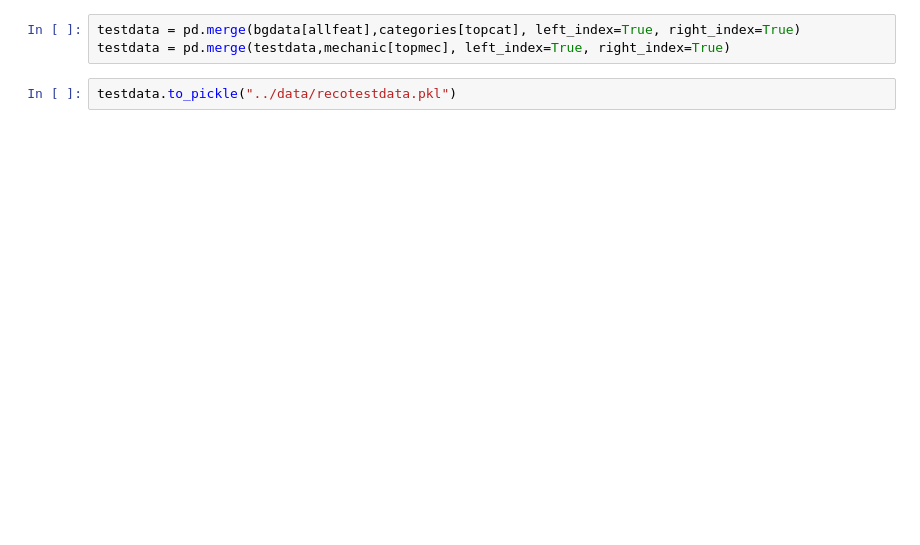
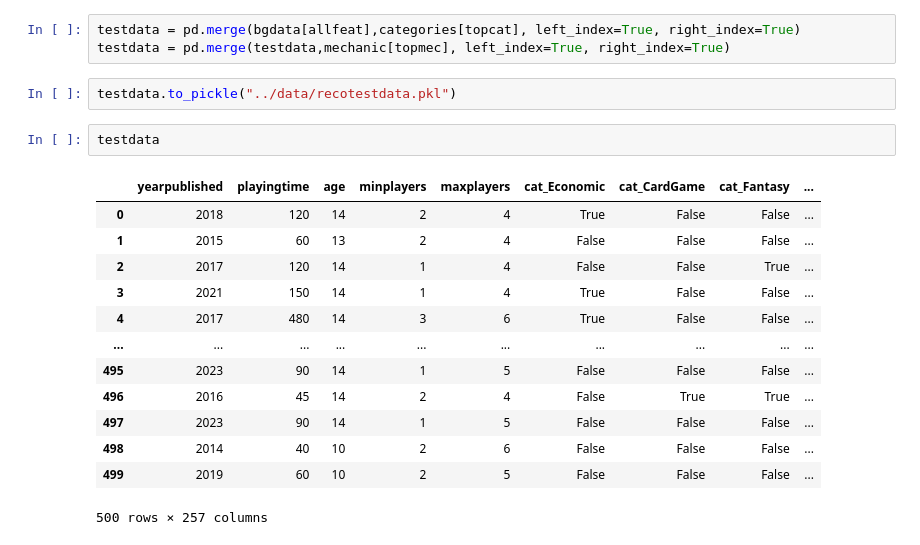
Before and after one commit to gochxx/boardgamerecommender, a Jupyter notebook: reco/Recommender.ipynb, the cells around one changed output. Drawn from its saved outputs; the diff is of its cells as text; blank space fills up the shorter version.

```diff
--- a/reco/Recommender.ipynb
+++ b/reco/Recommender.ipynb
@@ -136,3 +214,19 @@ testdata = pd.merge(bgdata[allfeat],categories[topcat], left_index=True, right_i
 testdata = pd.merge(testdata,mechanic[topmec], left_index=True, right_index=True)
 # %%
 testdata.to_pickle("../data/recotestdata.pkl")
+# %%
+testdata
+# %% [output]
+|  | yearpublished | playingtime | age | minplayers | maxplayers | cat_Economic | cat_CardGame | cat_Fantasy | ... |
+| 0 | 2018 | 120 | 14 | 2 | 4 | True | False | False | ... |
+| 1 | 2015 | 60 | 13 | 2 | 4 | False | False | False | ... |
+| 2 | 2017 | 120 | 14 | 1 | 4 | False | False | True | ... |
+| 3 | 2021 | 150 | 14 | 1 | 4 | True | False | False | ... |
+| 4 | 2017 | 480 | 14 | 3 | 6 | True | False | False | ... |
+| ... | ... | ... | ... | ... | ... | ... | ... | ... | ... |
+| 495 | 2023 | 90 | 14 | 1 | 5 | False | False | False | ... |
+| 496 | 2016 | 45 | 14 | 2 | 4 | False | True | True | ... |
+| 497 | 2023 | 90 | 14 | 1 | 5 | False | False | False | ... |
+| 498 | 2014 | 40 | 10 | 2 | 6 | False | False | False | ... |
+| 499 | 2019 | 60 | 10 | 2 | 5 | False | False | False | ... |
+500 rows × 257 columns
```
Also changed, not shown: parts of 18 cells of this notebook, 4 other files.
